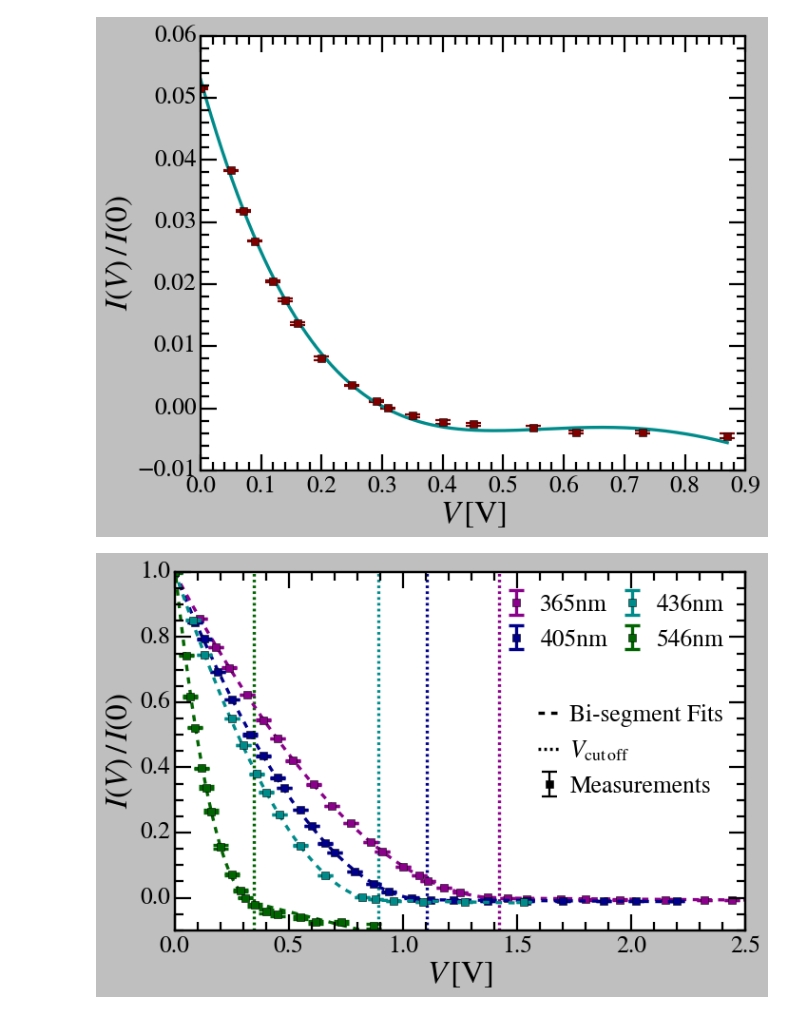
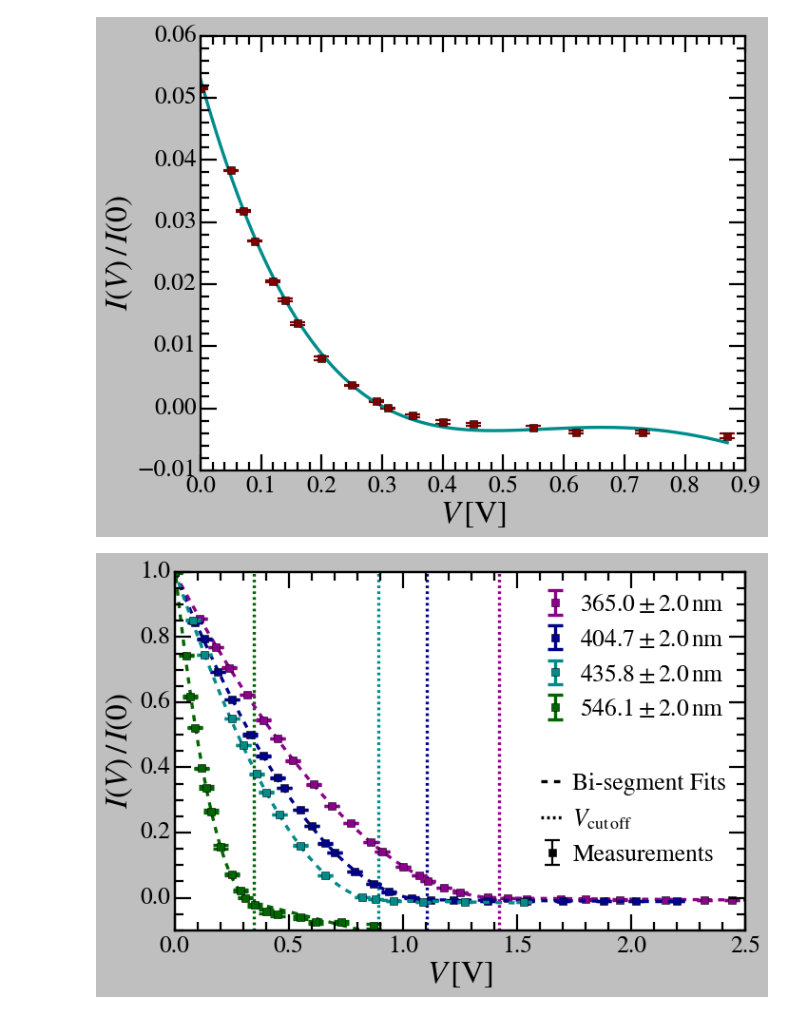
Before and after one commit to vinh-qtran/mit-jlab-sp25, a Jupyter notebook: photoelectric/analysis.ipynb, the cells around one changed output. Cells and saved outputs as stored; diff of their text form; code cells hidden in the pictures.

```diff
--- a/photoelectric/analysis.ipynb
+++ b/photoelectric/analysis.ipynb
@@ -99,9 +103,16 @@ colors = {
     '546nm' : 'darkgreen',
 }
 
+labels = {
+    '365nm' : r'$365.0 \pm 2.0 \, $nm',
+    '405nm' : r'$404.7 \pm 2.0 \, $nm',
+    '436nm' : r'$435.8 \pm 2.0 \, $nm',
+    '546nm' : r'$546.1 \pm 2.0 \, $nm',
+}
+
 for wavelength in photoelectric_baseline.lambdas:
     ax.errorbar(photoelectric_baseline.V[wavelength],photoelectric_baseline.I_mu[wavelength],yerr=photoelectric_baseline.I_sigma[wavelength],
-                label=wavelength,color=colors[wavelength],fmt=' s',markersize=7.5,elinewidth=3,capsize=7.5,capthick=2)
+                label=labels[wavelength],color=colors[wavelength],fmt=' s',markersize=7.5,elinewidth=3,capsize=7.5,capthick=2)
 
 ax.legend(loc='upper right', ncol=1, handletextpad=0.5, handlelength=1.0, columnspacing=0.5, fontsize=24)
 
@@ -236,7 +247,7 @@ for wavelength in ['365nm','405nm','436nm','546nm']:
 
     ax.errorbar(photoelectric_data.V,photoelectric_data.I_mu/I0,
                 yerr=photoelectric_data.I_sigma/I0,
-                label=wavelength,color=colors[wavelength],zorder=zorders[wavelength],
+                label=labels[wavelength],color=colors[wavelength],zorder=zorders[wavelength],
                 fmt=' s',markersize=7.5,elinewidth=3,capsize=7.5,capthick=3,)
 
     bisegment_fitting_result, bisegment_fitter = photoelectric_data.fit_bisegment(
@@ -248,33 +259,33 @@ for wavelength in ['365nm','405nm','436nm','546nm']:
 
     ax.plot(V_fit,I_fit/I0,
             color=colors[wavelength],zorder=zorders[wavelength]-1,
             linestyle='--')
     ax.axvline(bisegment_fitting_result['params'][0],
                color=colors[wavelength],zorder=-9,
                linestyle='--',dashes=(2.5,3))
 
-ax.legend(loc='upper right', ncol=2, handletextpad=0.5, handlelength=1.0, columnspacing=0.5, fontsize=23)
+ax.legend(loc='upper right', ncol=1, handletextpad=0.5, handlelength=1.0, columnspacing=0.5, fontsize=23)
 
 ax_extra = ax.twinx()
 ax_extra.errorbar([100],[100],yerr=[100],
                   label='Measurements',color='black',
                   fmt=' s',markersize=7.5,elinewidth=2,capsize=7.5,capthick=2,)
 ax_extra.plot([100],[100],color='black',linestyle='--',label='Bi-segment Fits')
 ax_extra.plot([100],[100],color='black',linestyle='--',dashes=(2.5,3),label=r'$V_{\rm{cut\,off}}$')
-ax_extra.legend(loc='center right', frameon=False, fontsize=23, ncol=1, handletextpad=0.4, handlelength=0.9, columnspacing=0.5)
+ax_extra.legend(loc=(0.625,0.15), frameon=False, fontsize=23, ncol=1, handletextpad=0.4, handlelength=0.9, columnspacing=0.5)
 ax_extra.set_yticks([])
 ax_extra.tick_params(axis='y', which='both',direction='in',right=False)
 ax.tick_params(axis='both', which='both',direction='in',top=True,right=True)
 
 ax.set_xlabel(r'$V \, [{\rm{V}}]$')
 ax.set_ylabel(r'$I (V) \, / \, I (0)$',labelpad=5)
 
 ax.set_xlim(0,2.5)
 ax.set_ylim(-0.1,1)
 
 plt.tight_layout()
 plt.savefig('measurements.png')
 
 plt.show()
 # %% [output]
-[figure, old version]
+[figure, new version]
```
Also changed, not shown: parts of 7 cells of this notebook, 14 other files.
